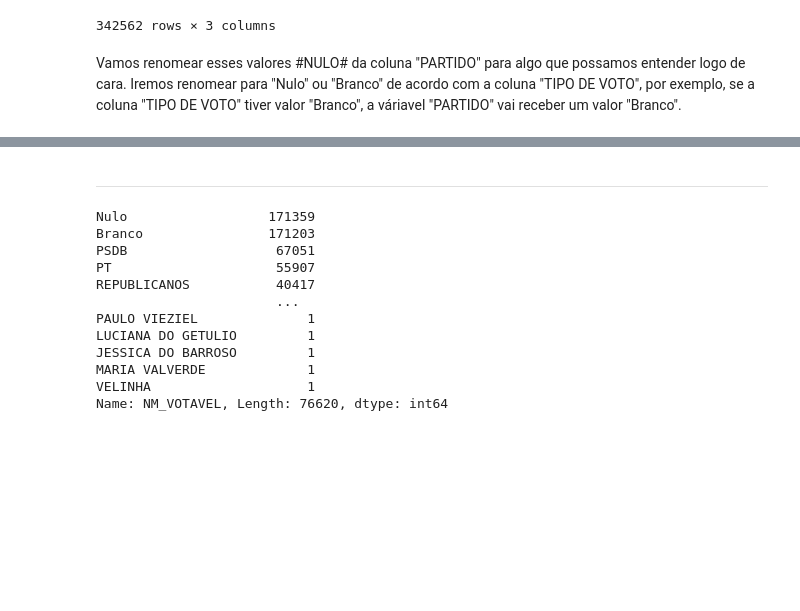
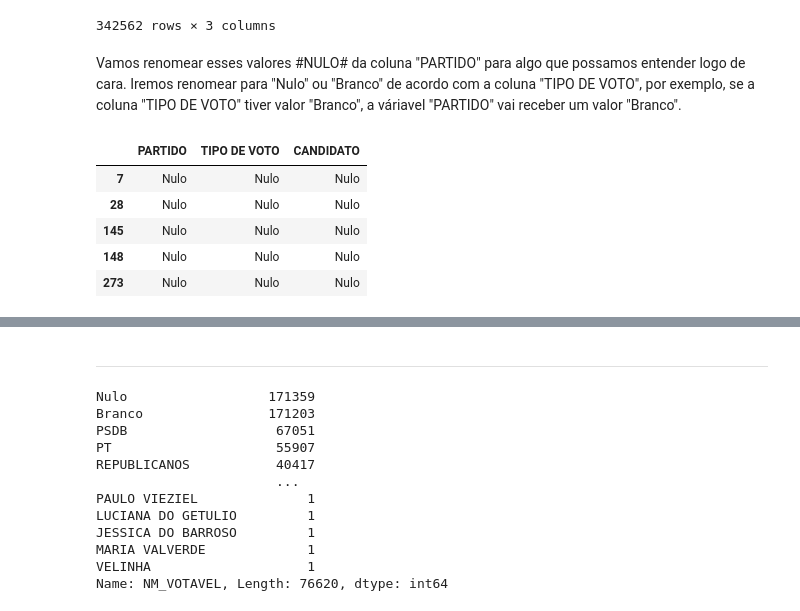
Before and after one commit to gideoni-santos/desafio-RenovaBR, a Jupyter notebook: relatorio.ipynb, the cells around one changed output, grey strips where cells are left out. Saved outputs shown, nothing was run; the diff lists cells and outputs as text; code cells hidden in the pictures; blank space fills up the shorter version.

```diff
--- a/relatorio.ipynb
+++ b/relatorio.ipynb
@@ -801,3 +801,21 @@ resultados_clean[resultados_clean['PARTIDO'] == '#NULO#'][['PARTIDO', 'TIPO DE V
 342562 rows × 3 columns
 # %% [markdown]
 Vamos renomear esses valores #NULO# da coluna "PARTIDO" para algo que possamos entender logo de cara. Iremos renomear para "Nulo" ou "Branco" de acordo com a coluna "TIPO DE VOTO", por exemplo, se a coluna "TIPO DE VOTO" tiver valor "Branco", a váriavel "PARTIDO" vai receber um valor "Branco".
+# %%
+# Definir condições para renomear valores na coluna "PARTIDO"
+condicao_branco = resultados_clean['TIPO DE VOTO'] == 'Branco'
+condicao_nulo = resultados_clean['TIPO DE VOTO'] == 'Nulo'
+
+# Atualizar os valores com metodo loc na coluna partido, se as condições acima for verdadeira
+resultados_clean.loc[condicao_branco, 'PARTIDO'] = 'Branco'
+resultados_clean.loc[condicao_nulo, 'PARTIDO'] = 'Nulo'
+# %%
+#Checando se os valores com Nulo foram trocados corretamente
+resultados_clean[resultados_clean['PARTIDO'] == 'Nulo'][['PARTIDO', 'TIPO DE VOTO', 'CANDIDATO']].head(5)
+# %% [output]
+|  | PARTIDO | TIPO DE VOTO | CANDIDATO |
+| 7 | Nulo | Nulo | Nulo |
+| 28 | Nulo | Nulo | Nulo |
+| 145 | Nulo | Nulo | Nulo |
+| 148 | Nulo | Nulo | Nulo |
+| 273 | Nulo | Nulo | Nulo |
```
Also changed, not shown: parts of 3 cells of this notebook.
